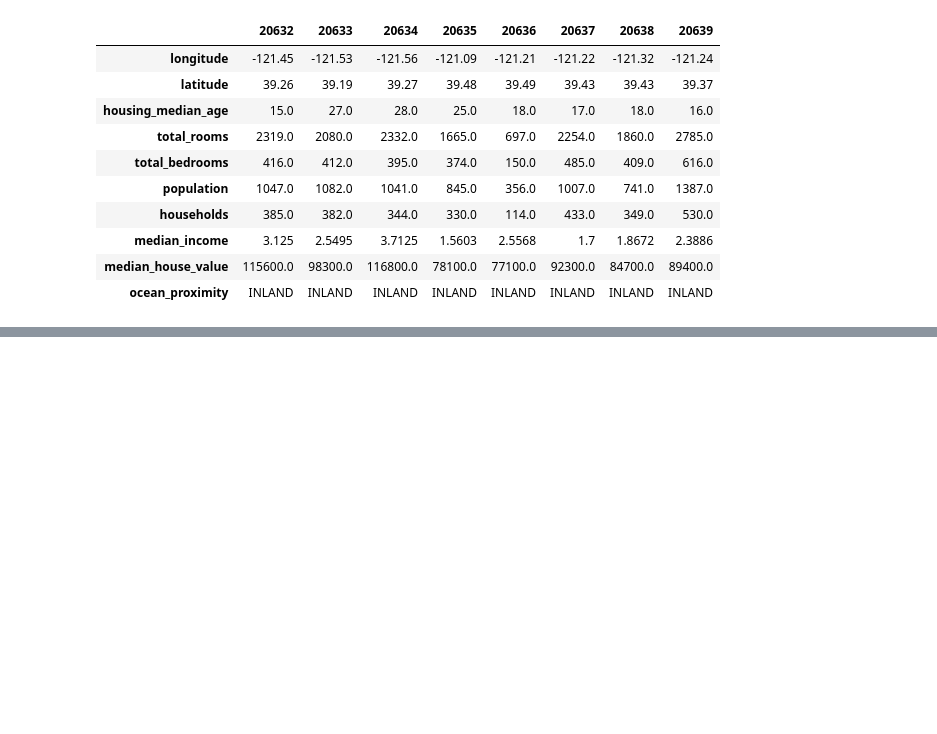
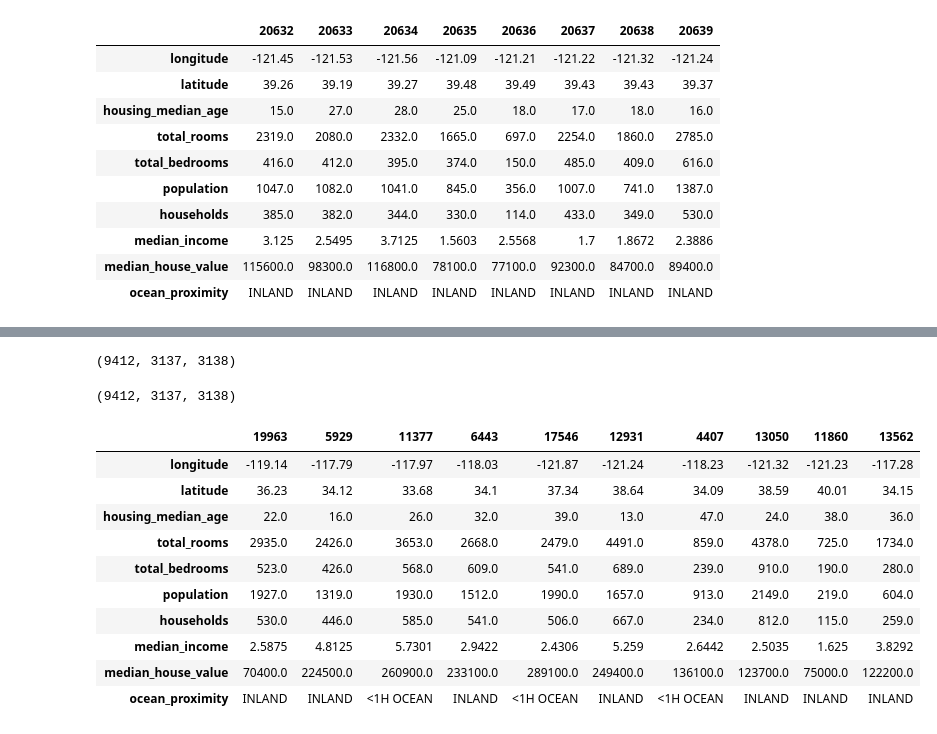
Before and after one commit to capac/ml-zoomcamp, a Jupyter notebook: 2023/homework/02/homework_02.ipynb, the cells around one changed output, grey strips where cells are left out. Saved outputs shown, nothing was run; the diff lists cells and outputs as text; code cells hidden in the pictures; blank space fills up the shorter version.

```diff
--- a/2023/homework/02/homework_02.ipynb
+++ b/2023/homework/02/homework_02.ipynb
@@ -23 +45,3 @@ df.head(n=10).T
+# %%
+df = df[(df.ocean_proximity == '<1H OCEAN') | (df.ocean_proximity == 'INLAND')]
 # %%
@@ -50,0 +112,34 @@ df[(df.ocean_proximity == '<1H OCEAN') | (df.ocean_proximity == 'INLAND')].tail(
+# %%
+np.random.seed(42)
+idx = np.arange(df.shape[0])
+np.random.shuffle(idx)
+# %%
+n_train = int(df.shape[0] * 0.6)
+n_val = int(df.shape[0] * 0.2)
+n_test = df.shape[0] - n_train - n_val
+# %%
+n_train, n_val, n_test
+# %% [output]
+(9412, 3137, 3138)
+# %%
+df_train = df.iloc[idx[:n_train]]
+df_val = df.iloc[idx[n_train:n_train+n_val]]
+df_test = df.iloc[idx[n_train+n_val:]]
+# %%
+df_train.shape[0], df_val.shape[0], df_test.shape[0]
+# %% [output]
+(9412, 3137, 3138)
+# %%
+df_train.head(10).T
+# %% [output]
+|  | 19963 | 5929 | 11377 | 6443 | 17546 | 12931 | 4407 | 13050 | 11860 | 13562 |
+| longitude | -119.14 | -117.79 | -117.97 | -118.03 | -121.87 | -121.24 | -118.23 | -121.32 | -121.23 | -117.28 |
+| latitude | 36.23 | 34.12 | 33.68 | 34.1 | 37.34 | 38.64 | 34.09 | 38.59 | 40.01 | 34.15 |
+| housing_median_age | 22.0 | 16.0 | 26.0 | 32.0 | 39.0 | 13.0 | 47.0 | 24.0 | 38.0 | 36.0 |
+| total_rooms | 2935.0 | 2426.0 | 3653.0 | 2668.0 | 2479.0 | 4491.0 | 859.0 | 4378.0 | 725.0 | 1734.0 |
+| total_bedrooms | 523.0 | 426.0 | 568.0 | 609.0 | 541.0 | 689.0 | 239.0 | 910.0 | 190.0 | 280.0 |
+| population | 1927.0 | 1319.0 | 1930.0 | 1512.0 | 1990.0 | 1657.0 | 913.0 | 2149.0 | 219.0 | 604.0 |
+| households | 530.0 | 446.0 | 585.0 | 541.0 | 506.0 | 667.0 | 234.0 | 812.0 | 115.0 | 259.0 |
+| median_income | 2.5875 | 4.8125 | 5.7301 | 2.9422 | 2.4306 | 5.259 | 2.6442 | 2.5035 | 1.625 | 3.8292 |
+| median_house_value | 70400.0 | 224500.0 | 260900.0 | 233100.0 | 289100.0 | 249400.0 | 136100.0 | 123700.0 | 75000.0 | 122200.0 |
+| ocean_proximity | INLAND | INLAND | <1H OCEAN | INLAND | <1H OCEAN | INLAND | <1H OCEAN | INLAND | INLAND | INLAND |
```
Also changed, not shown: parts of 14 cells of this notebook.
